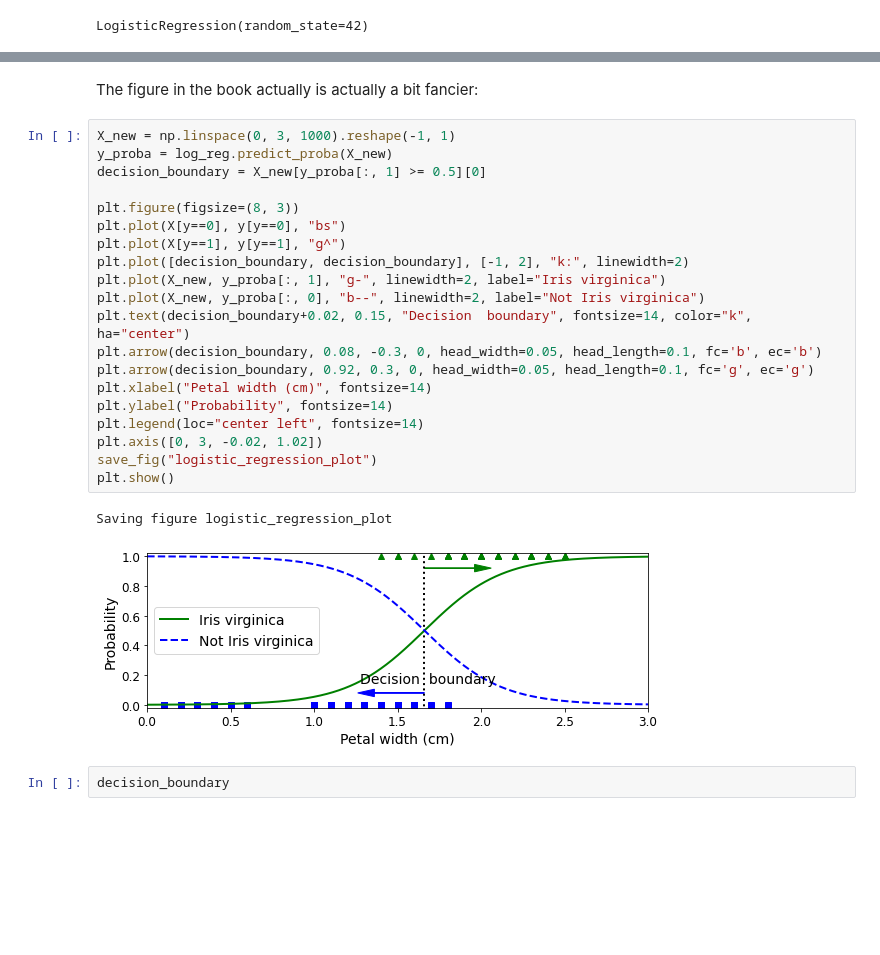
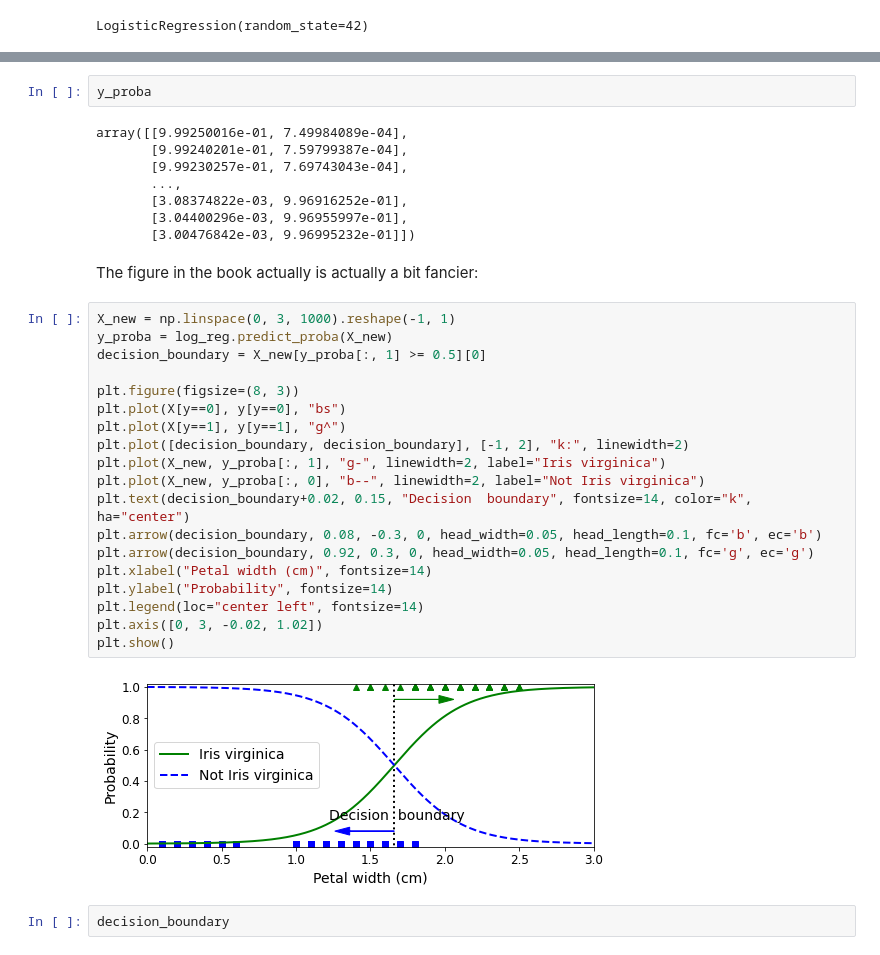
Before and after one commit to jdecorte/machinelearning, a Jupyter notebook: 040-training_models.ipynb, the cells around one changed output, grey strips where cells are left out. Drawn from its saved outputs; the diff is of its cells as text; blank space fills up the shorter version.

```diff
--- a/040-training_models.ipynb
+++ b/040-training_models.ipynb
@@ -453,28 +491,36 @@ plt.plot(X_new, y_proba[:, 0], "b--", linewidth=2, label="Not Iris virginica")
+# %%
+y_proba
+# %% [output]
+array([[9.99250016e-01, 7.49984089e-04],
+       [9.99240201e-01, 7.59799387e-04],
+       [9.99230257e-01, 7.69743043e-04],
+       ...,
+       [3.08374822e-03, 9.96916252e-01],
+       [3.04400296e-03, 9.96955997e-01],
+       [3.00476842e-03, 9.96995232e-01]])
 # %% [markdown]
 The figure in the book actually is actually a bit fancier:
 # %%
 X_new = np.linspace(0, 3, 1000).reshape(-1, 1)
 y_proba = log_reg.predict_proba(X_new)
 decision_boundary = X_new[y_proba[:, 1] >= 0.5][0]
 
 plt.figure(figsize=(8, 3))
 plt.plot(X[y==0], y[y==0], "bs")
 plt.plot(X[y==1], y[y==1], "g^")
 plt.plot([decision_boundary, decision_boundary], [-1, 2], "k:", linewidth=2)
 plt.plot(X_new, y_proba[:, 1], "g-", linewidth=2, label="Iris virginica")
 plt.plot(X_new, y_proba[:, 0], "b--", linewidth=2, label="Not Iris virginica")
 plt.text(decision_boundary+0.02, 0.15, "Decision  boundary", fontsize=14, color="k", ha="center")
 plt.arrow(decision_boundary, 0.08, -0.3, 0, head_width=0.05, head_length=0.1, fc='b', ec='b')
 plt.arrow(decision_boundary, 0.92, 0.3, 0, head_width=0.05, head_length=0.1, fc='g', ec='g')
 plt.xlabel("Petal width (cm)", fontsize=14)
 plt.ylabel("Probability", fontsize=14)
 plt.legend(loc="center left", fontsize=14)
 plt.axis([0, 3, -0.02, 1.02])
-save_fig("logistic_regression_plot")
 plt.show()
 # %% [output]
-Saving figure logistic_regression_plot
-[figure, old version]
+[figure, new version]
 # %%
 decision_boundary
 # %% [output]
```
Also changed, not shown: parts of 14 cells of this notebook, 1 other file.
